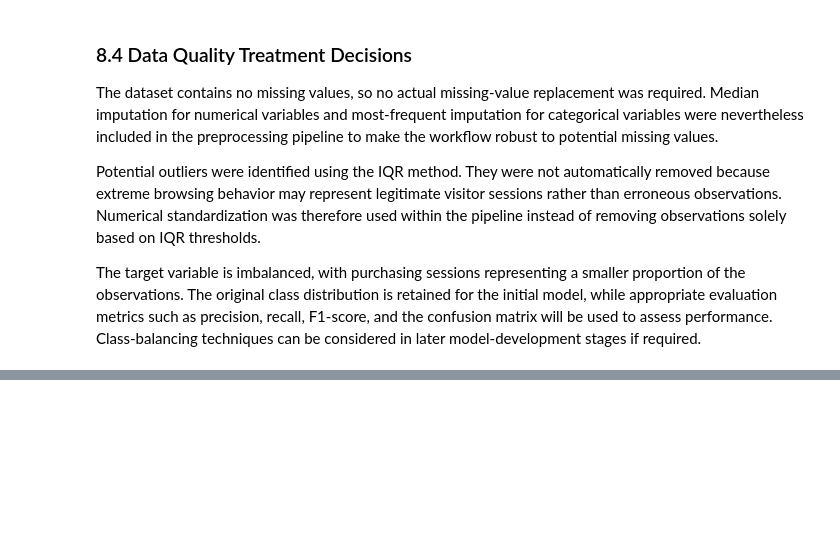
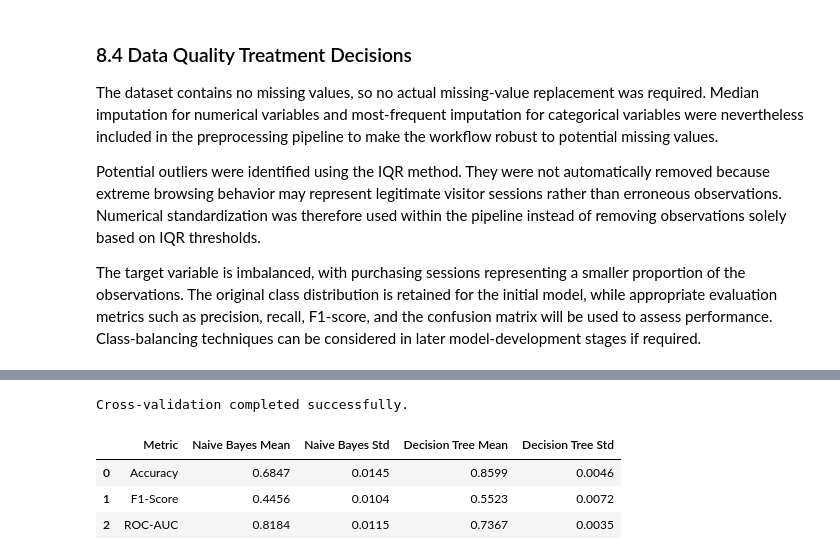
Before and after one commit to SyedFaizFarrukh/ML_Project, a Jupyter notebook: ML_Assignment_1.ipynb, the cells around one changed output, grey strips where cells are left out. Saved outputs shown, nothing was run; the diff lists cells and outputs as text; code cells hidden in the pictures; blank space fills up the shorter version.

```diff
--- a/ML_Assignment_1.ipynb
+++ b/ML_Assignment_1.ipynb
@@ -708,0 +760,79 @@ The target variable is imbalanced, with purchasing sessions representing a small
+# %%
+from sklearn.model_selection import StratifiedKFold, cross_validate
+import pandas as pd
+
+# Create 5 stratified folds
+cv = StratifiedKFold(
+    n_splits=5,
+    shuffle=True,
+    random_state=42
+)
+
+# Metrics for evaluating the models
+scoring = {
+    "accuracy": "accuracy",
+    "f1": "f1",
+    "roc_auc": "roc_auc"
+}
+
+# Evaluate Naive Bayes
+nb_results = cross_validate(
+    nb_pipeline,
+    X_train,
+    y_train,
+    cv=cv,
+    scoring=scoring,
+    n_jobs=-1
+)
+
+# Evaluate Decision Tree
+dt_results = cross_validate(
+    dt_pipeline,
+    X_train,
+    y_train,
+    cv=cv,
+    scoring=scoring,
+    n_jobs=-1
+)
+
+print("Cross-validation completed successfully.")
+# %% [output]
+Cross-validation completed successfully.
+# %%
+# Calculating mean and standard deviation for each metric
+results_summary = pd.DataFrame({
+    "Metric": ["Accuracy", "F1-Score", "ROC-AUC"],
+
+    "Naive Bayes Mean": [
+        nb_results["test_accuracy"].mean(),
+        nb_results["test_f1"].mean(),
+        nb_results["test_roc_auc"].mean()
+    ],
+
+    "Naive Bayes Std": [
+        nb_results["test_accuracy"].std(),
+        nb_results["test_f1"].std(),
+        nb_results["test_roc_auc"].std()
+    ],
+
+    "Decision Tree Mean": [
+        dt_results["test_accuracy"].mean(),
+        dt_results["test_f1"].mean(),
+        dt_results["test_roc_auc"].mean()
+    ],
+
+    "Decision Tree Std": [
+        dt_results["test_accuracy"].std(),
+        dt_results["test_f1"].std(),
+        dt_results["test_roc_auc"].std()
+    ]
+})
+
+results_summary = results_summary.round(4)
+
+results_summary
+# %% [output]
+|  | Metric | Naive Bayes Mean | Naive Bayes Std | Decision Tree Mean | Decision Tree Std |
+| 0 | Accuracy | 0.6847 | 0.0145 | 0.8599 | 0.0046 |
+| 1 | F1-Score | 0.4456 | 0.0104 | 0.5523 | 0.0072 |
+| 2 | ROC-AUC | 0.8184 | 0.0115 | 0.7367 | 0.0035 |
```
Also changed, not shown: parts of 9 cells of this notebook.
